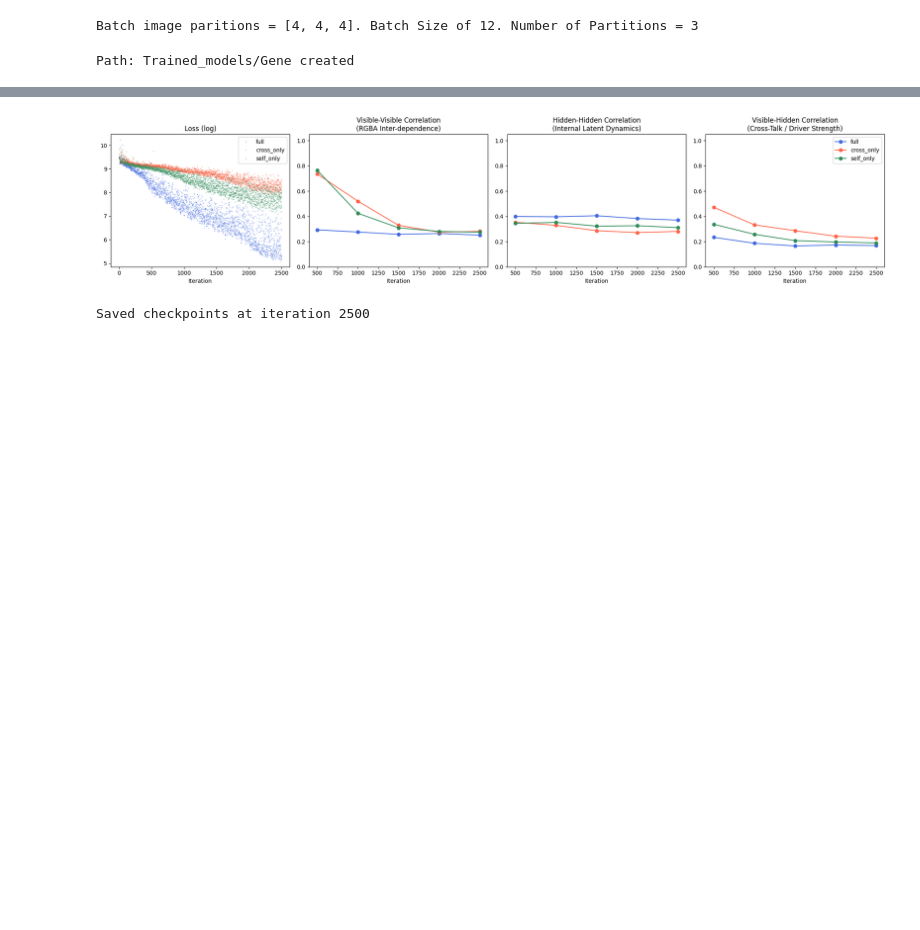
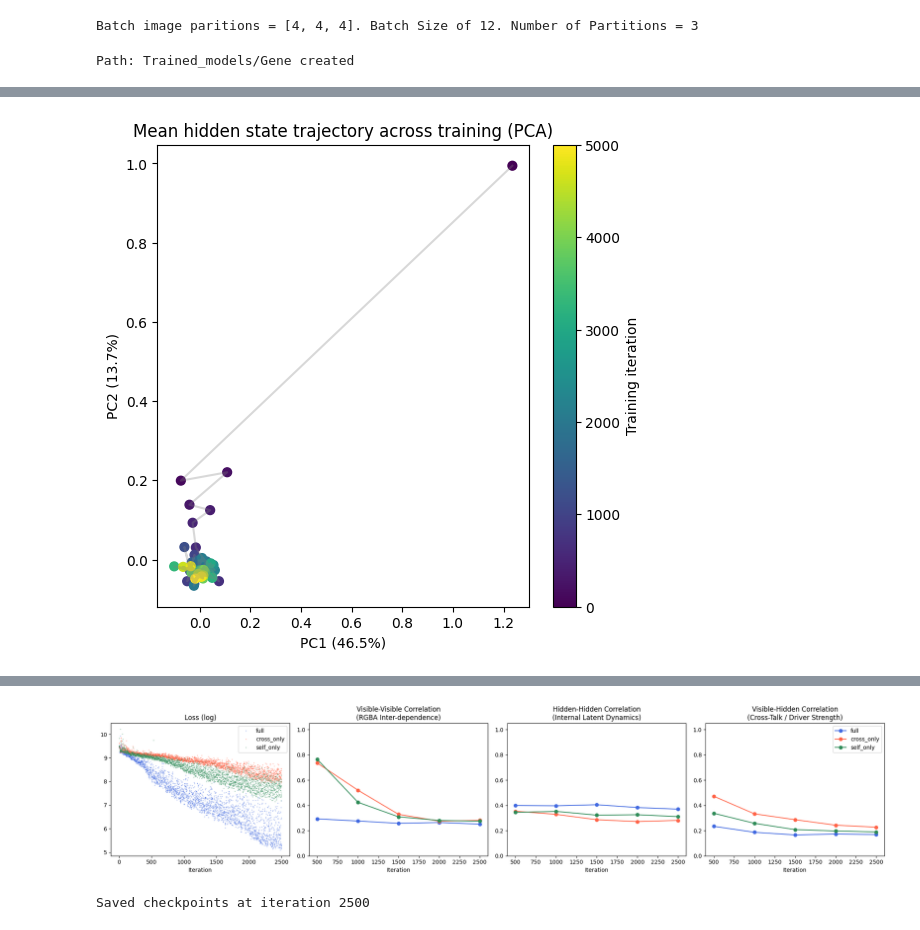
Before and after one commit to lshofsl/Advanced-topics-in-PoD-project-, a Jupyter notebook: EBM_NCA_baseline.ipynb, the cells around one changed output, grey strips where cells are left out. Saved outputs shown, nothing was run; the diff lists cells and outputs as text; code cells hidden in the pictures; blank space fills up the shorter version.

```diff
--- a/EBM_NCA_baseline.ipynb
+++ b/EBM_NCA_baseline.ipynb
@@ -199,0 +267,25 @@ Trained_models/Gene/GeneCA_gene_size_3.pth
+# %%
+from sklearn.decomposition import PCA
+
+pooled = np.concatenate(hidden_layers, axis=0)  # (total_cells, n_hidden)
+pca = PCA(n_components=2)
+pca.fit(pooled)
+
+means, stds = [], []
+for h_live in hidden_layers:
+    proj = pca.transform(h_live)
+    means.append(proj.mean(axis=0))
+    stds.append(proj.std(axis=0))
+means = np.array(means)
+stds = np.array(stds)
+
+plt.figure(figsize=(6, 6))
+sc = plt.scatter(means[:, 0], means[:, 1], c=hidden_layers_iters, cmap='viridis', s=40)
+plt.plot(means[:, 0], means[:, 1], alpha=0.3, color='gray')  # connect in temporal order
+plt.colorbar(sc, label="Training iteration")
+plt.xlabel(f"PC1 ({pca.explained_variance_ratio_[0]*100:.1f}%)")
+plt.ylabel(f"PC2 ({pca.explained_variance_ratio_[1]*100:.1f}%)")
+plt.title("Mean hidden state trajectory across training (PCA)")
+plt.show()
+# %% [output]
+[figure, added]
```
Also changed, not shown: parts of 6 cells of this notebook.
